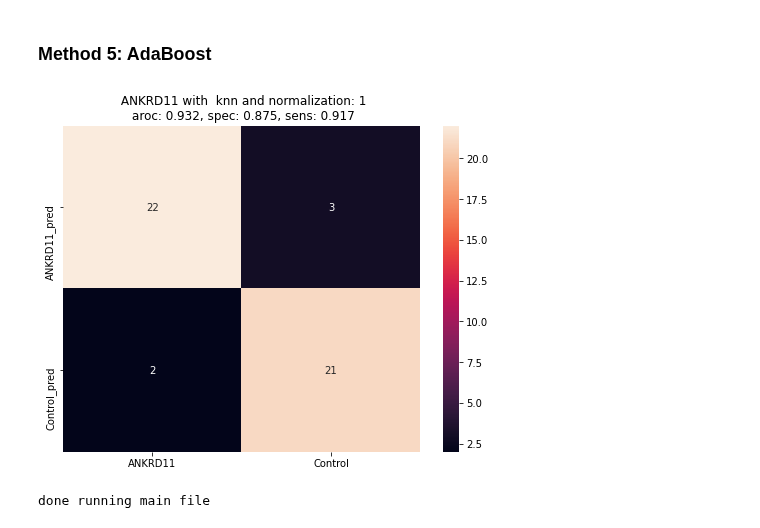
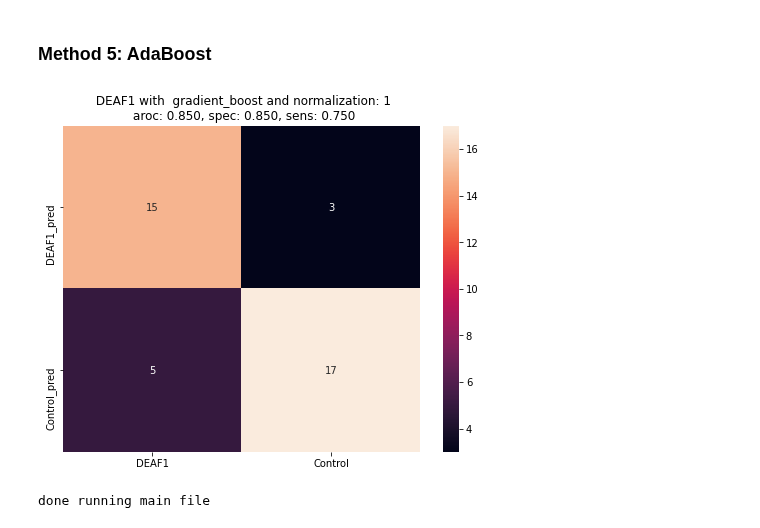
Before and after one commit to spatiebalk/face-classification, a Jupyter notebook: conf_matrix_generation.ipynb, the cells around one changed output. Drawn from its saved outputs; the diff is of its cells as text; code cells hidden in the pictures.

```diff
--- a/conf_matrix_generation.ipynb
+++ b/conf_matrix_generation.ipynb
@@ -437,16 +437,16 @@ def main():
     syn_list = ['ADNP','ANKRD11', 'CDK13', 'DEAF1', 'DYRK1A', 'EHMT1', 'FBXO11', 'SON', 'SPOP', 'WAC', 'YY1']
 
     # syndrome
-    syn_name = syn_list[1]
+    syn_name = syn_list[3]
 
     # data combination
     data_combination = 2
 
     # classifier
-    classifier =  "knn"
+    classifier =  "gradient_boost"
 
     # parameters
-    params = [3]
+    params = [10]
 
     # normalization
     norm = 1
@@ -456,32 +456,32 @@ def main():
 
     data_dir = r"H:\Genetica Projecten\Facial Recognition\Studenten en Onderzoekers\Fien\{}".format(syn_name)
     nr_comps, data, labels = concatenate(syn_name, data_dir, data_combination, 300)
 
 
     if classifier == "knn":
         tn, fp, fn, tp, aroc  = knn_classifier_conf_matrix(data, labels, params[0], norm)
         plot_conf_matrix(tn, fp, fn, tp, aroc, syn_name, classifier, norm)
 
     if classifier == "svm":
         tn, fp, fn, tp, aroc  = svm_classifier_conf_matrix(data, labels, params[0], norm)
         plot_conf_matrix(tn, fp, fn, tp, aroc, syn_name, classifier, norm)
 
     if classifier == "random_forest":
         tn, fp, fn, tp, aroc  = rf_classifier_conf_matrix(data, labels, params[0], norm)
         plot_conf_matrix(tn, fp, fn, tp, aroc, syn_name, classifier, norm)
 
     if classifier == "gradient_boost":
         tn, fp, fn, tp, aroc  = gr_classifier_conf_matrix(data, labels, params[0], norm)
         plot_conf_matrix(tn, fp, fn, tp, aroc, syn_name, classifier, norm)
 
     if classifier == "ada_boost":
         tn, fp, fn, tp, aroc  = ada_classifier_conf_matrix(data, labels, params[0], norm)
         plot_conf_matrix(tn, fp, fn, tp, aroc, syn_name, classifier, norm)
 
 
     print("done running main file")
 
 main()
 # %% [output]
-[figure, old version]
+[figure, new version]
 done running main file
```
Also changed, not shown: 4 other files.
